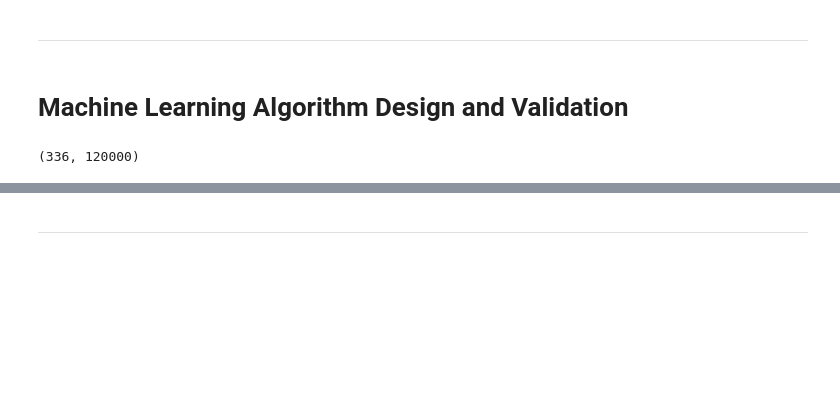
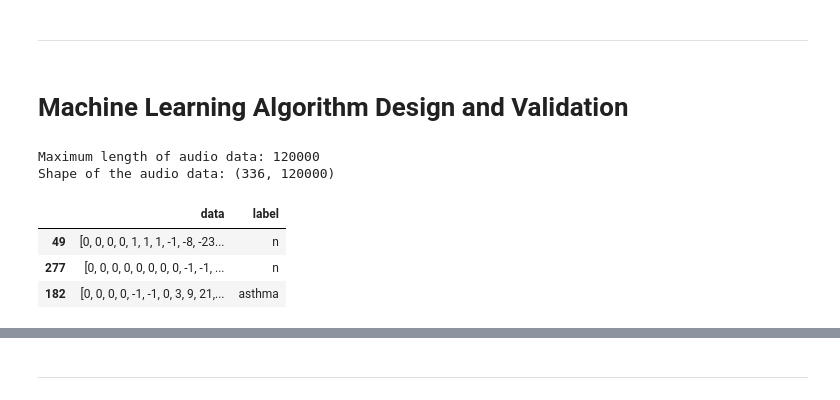
Before and after one commit to nikorose87/TechChallengeSamay, a Jupyter notebook: Notebooks/SamayColab/[NP]_Technical_assesment__Senior_ML_engineer_Part_2.ipynb, the cells around one changed output, grey strips where cells are left out. Cells and saved outputs as stored; diff of their text form; code cells hidden in the pictures; blank space fills up the shorter version.

```diff
--- a/Notebooks/SamayColab/[NP]_Technical_assesment__Senior_ML_engineer_Part_2.ipynb
+++ b/Notebooks/SamayColab/[NP]_Technical_assesment__Senior_ML_engineer_Part_2.ipynb
@@ -213,4 +224,22 @@ padded_data =
-# %%
-print(padded_data.shape)
-# %% [output]
-(336, 120000)
+# %%
+def pad_audio_data(audio_data, target_length):
+    # Calculate the number of zeros to add
+    padding = target_length - len(audio_data)
+
+    # Add zeros at the end of the audio data
+    padded_data = np.pad(audio_data, (0, padding), 'constant')
+    return padded_data
+# Determine the maximum length of audio data in the dataset
+max_length = max([len(data) for data in sound_df['data']])
+print(f"Maximum length of audio data: {max_length}")
+# Pad the audio data
+sound_df['data'] = sound_df['data'].apply(lambda x: pad_audio_data(x, max_length))
+print(f"Shape of the audio data: {(sound_df['data'].shape[0], sound_df['data'][0].shape[0])}")
+sound_df.sample(3)
+# %% [output]
+Maximum length of audio data: 120000
+Shape of the audio data: (336, 120000)
+|  | data | label |
+| 49 | [0, 0, 0, 0, 1, 1, 1, -1, -8, -23... | n |
+| 277 | [0, 0, 0, 0, 0, 0, 0, 0, -1, -1, ... | n |
+| 182 | [0, 0, 0, 0, -1, -1, 0, 3, 9, 21,... | asthma |
```
Also changed, not shown: parts of 19 cells of this notebook, 1 other file.
